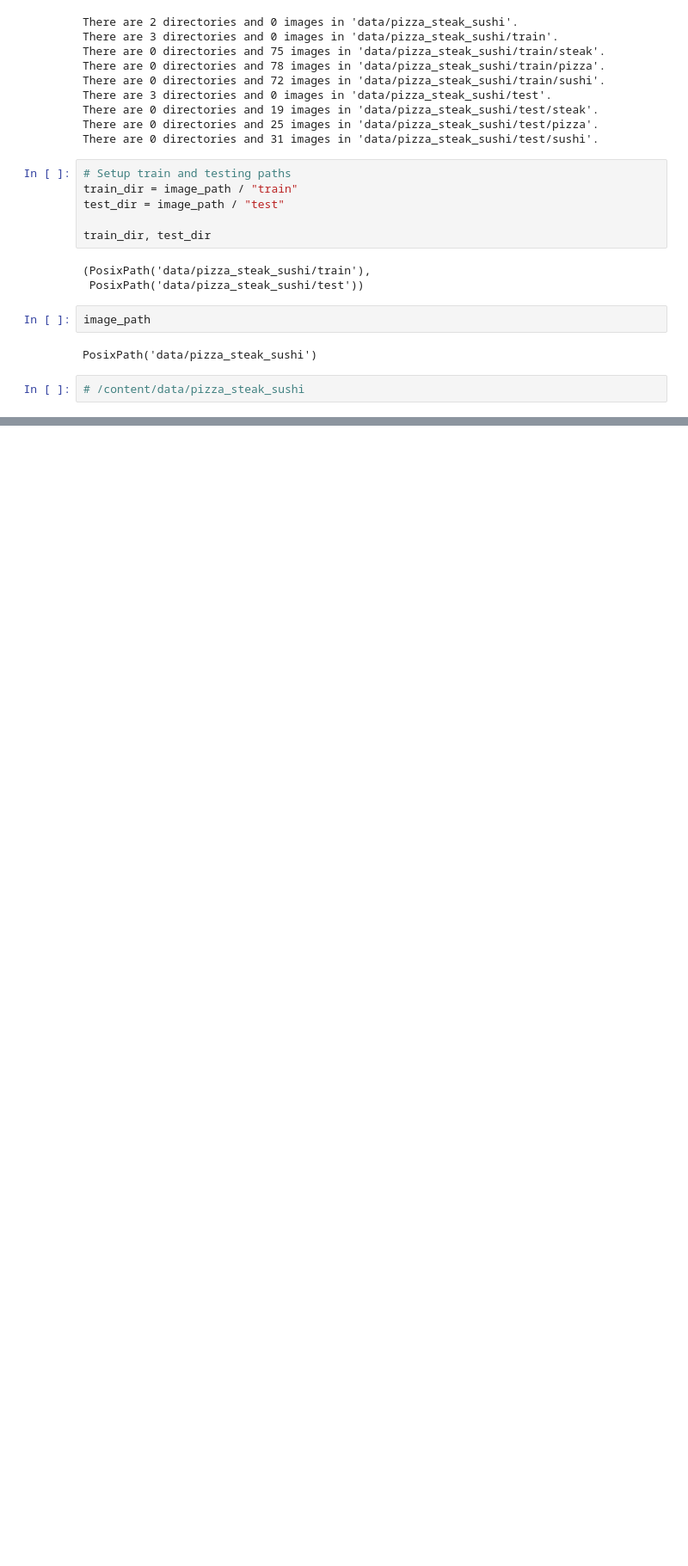
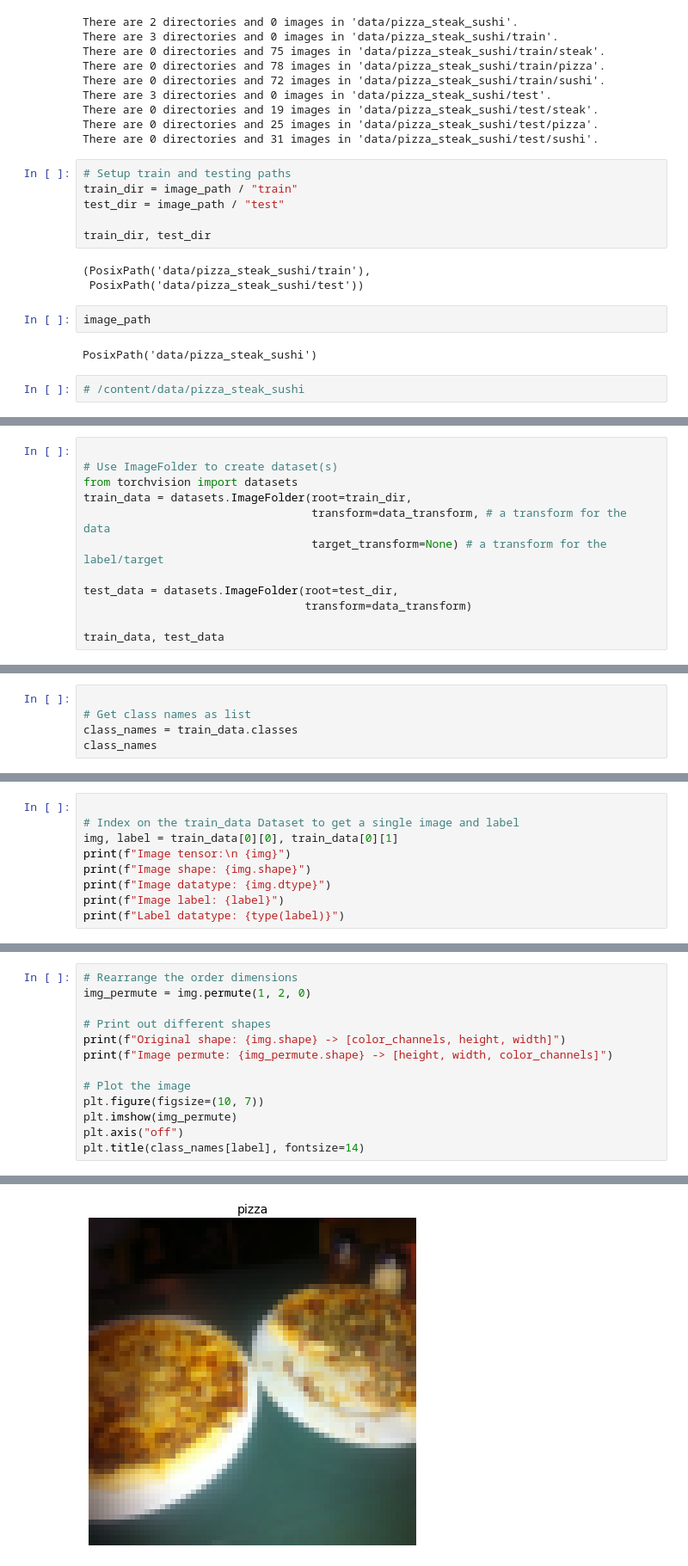
Before and after one commit to qarimbas/pytorch-deep-learning-course, a Jupyter notebook: 04_pytorch_custom_datasets_video.ipynb, the cells around one changed output, grey strips where cells are left out. Shown at 86% size. Drawn from its saved outputs; the diff is of its cells as text; blank space fills up the shorter version.

```diff
--- a/04_pytorch_custom_datasets_video.ipynb
+++ b/04_pytorch_custom_datasets_video.ipynb
@@ -127,0 +202,12 @@ plt.axis(False);
+# %%
+
+# Use ImageFolder to create dataset(s)
+from torchvision import datasets
+train_data = datasets.ImageFolder(root=train_dir,
+                                  transform=data_transform, # a transform for the data
+                                  target_transform=None) # a transform for the label/target
+
+test_data = datasets.ImageFolder(root=test_dir,
+                                 transform=data_transform)
+
+train_data, test_data
@@ -127,0 +237,5 @@ plt.axis(False);
+# %%
+
+# Get class names as list
+class_names = train_data.classes
+class_names
@@ -127,0 +261,9 @@ plt.axis(False);
+# %%
+
+# Index on the train_data Dataset to get a single image and label
+img, label = train_data[0][0], train_data[0][1]
+print(f"Image tensor:\n {img}")
+print(f"Image shape: {img.shape}")
+print(f"Image datatype: {img.dtype}")
+print(f"Image label: {label}")
+print(f"Label datatype: {type(label)}")
@@ -127,0 +288,14 @@ plt.axis(False);
+# %%
+# Rearrange the order dimensions
+img_permute = img.permute(1, 2, 0)
+
+# Print out different shapes
+print(f"Original shape: {img.shape} -> [color_channels, height, width]")
+print(f"Image permute: {img_permute.shape} -> [height, width, color_channels]")
+
+# Plot the image
+plt.figure(figsize=(10, 7))
+plt.imshow(img_permute)
+plt.axis("off")
+plt.title(class_names[label], fontsize=14)
+# %% [output]
@@ -127,0 +305 @@ plt.axis(False);
+[figure, added]
```
Also changed, not shown: parts of 28 cells of this notebook.
